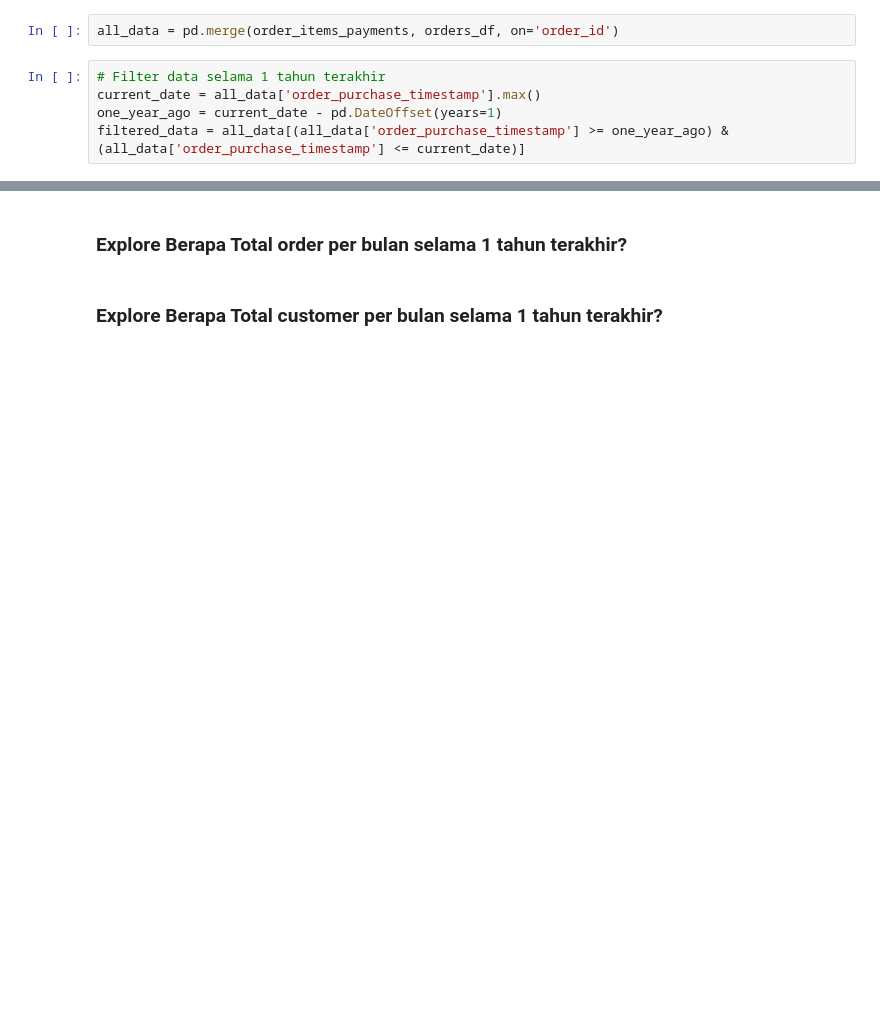
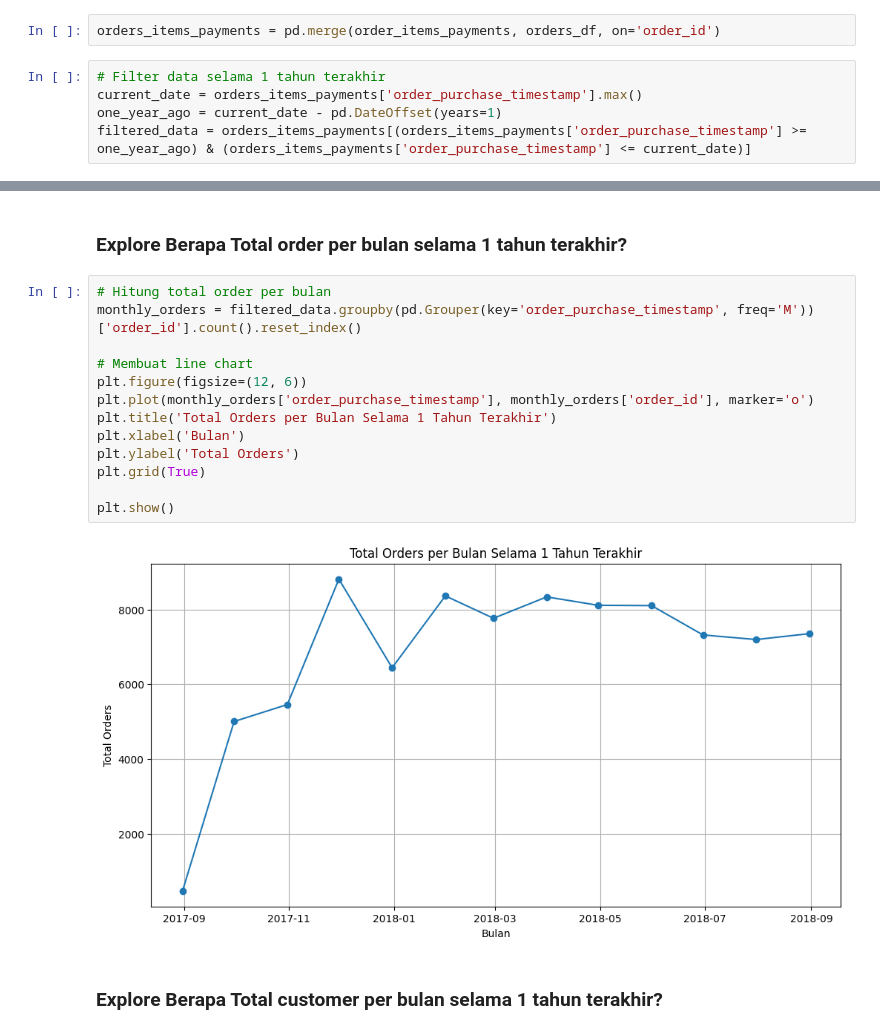
Before and after one commit to ralik45/E-Commerce-Analysis, a Jupyter notebook: Submission.ipynb, the cells around one changed output, grey strips where cells are left out. Drawn from its saved outputs; the diff is of its cells as text; blank space fills up the shorter version.

```diff
--- a/Submission.ipynb
+++ b/Submission.ipynb
@@ -983,12 +983,12 @@ _____
 # %%
 order_items_payments = pd.merge(order_items_df, order_payments_df, on='order_id')
 # %%
-all_data = pd.merge(order_items_payments, orders_df, on='order_id')
+orders_items_payments = pd.merge(order_items_payments, orders_df, on='order_id')
 # %%
 # Filter data selama 1 tahun terakhir
-current_date = all_data['order_purchase_timestamp'].max()
+current_date = orders_items_payments['order_purchase_timestamp'].max()
 one_year_ago = current_date - pd.DateOffset(years=1)
-filtered_data = all_data[(all_data['order_purchase_timestamp'] >= one_year_ago) & (all_data['order_purchase_timestamp'] <= current_date)]
+filtered_data = orders_items_payments[(orders_items_payments['order_purchase_timestamp'] >= one_year_ago) & (orders_items_payments['order_purchase_timestamp'] <= current_date)]
 # %%
 # Hitung total sales
 total_sales = filtered_data['payment_value'].sum()
@@ -1087,4 +1030,19 @@ The behavior of DatetimeProperties.to_pydatetime is deprecated, in a future vers
 # %% [markdown]
 ### Explore Berapa Total order per bulan selama 1 tahun terakhir?
+# %%
+# Hitung total order per bulan
+monthly_orders = filtered_data.groupby(pd.Grouper(key='order_purchase_timestamp', freq='M'))['order_id'].count().reset_index()
+
+# Membuat line chart
+plt.figure(figsize=(12, 6))
+plt.plot(monthly_orders['order_purchase_timestamp'], monthly_orders['order_id'], marker='o')
+plt.title('Total Orders per Bulan Selama 1 Tahun Terakhir')
+plt.xlabel('Bulan')
+plt.ylabel('Total Orders')
+plt.grid(True)
+
+plt.show()
+# %% [output]
+[figure, added]
 # %% [markdown]
 ### Explore Berapa Total customer per bulan selama 1 tahun terakhir?
```
Also changed, not shown: parts of 6 cells of this notebook.
